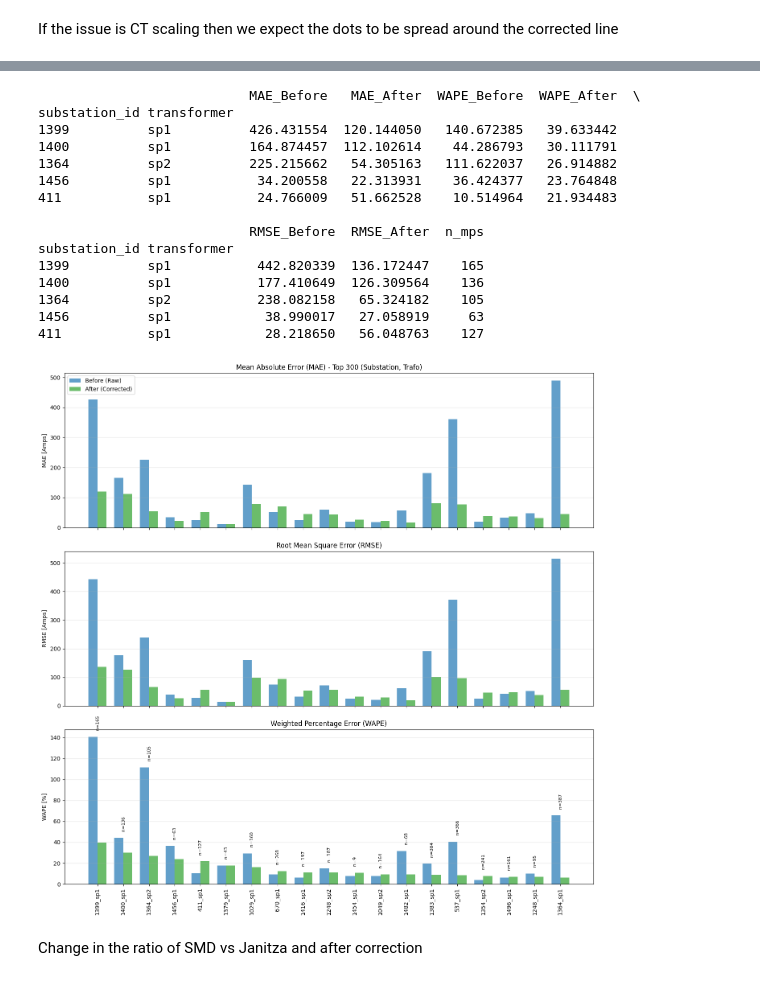
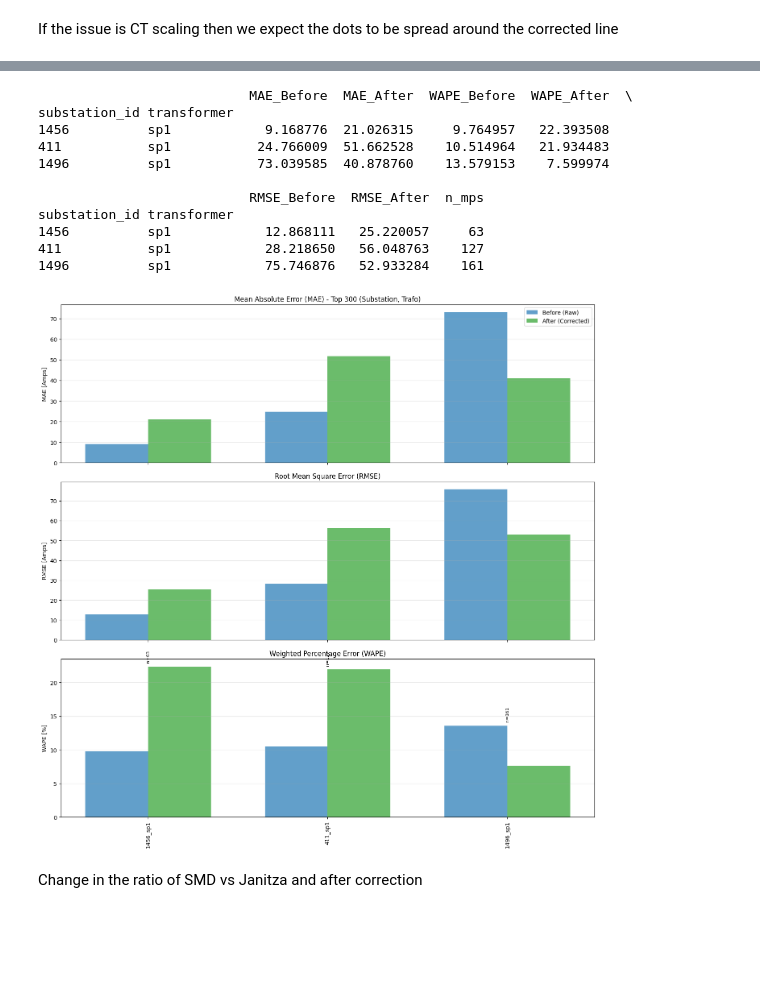
Before and after one commit to MindisBlank/Jasonaq_thesis, a Jupyter notebook: notebooks/ct_ratio_issue.ipynb, the cells around one changed output, grey strips where cells are left out. Cells and saved outputs as stored; diff of their text form; code cells hidden in the pictures; blank space fills up the shorter version.

```diff
--- a/notebooks/ct_ratio_issue.ipynb
+++ b/notebooks/ct_ratio_issue.ipynb
@@ -777,8 +798,7 @@ def fit_k_no_intercept(df_reg, tau=0.20, min_points=200):
 ## Load + preprocess + align time bins (this is the "make the join trustworthy" section)
 #################################################################################################################
 sm_current_path = "../data/smartmeter_15min_all_by_transformer_20250801_20251101_['LPQ_Current_L1_AVG', 'LPQ_Current_L2_AVG', 'LPQ_Current_L3_AVG'].parquet"
-jn_current_path = "../data/janitza_3phase_I_by_transformer_20250801_0000_20251101_0000.parquet" #"../data/all_substations_current_202508-202511.parquet"
-#"../data/janitza_3phase_I_by_transformer_20250801_0000_20251101_0000.parquet"
+jn_current_path ="../data/all_substations_current_202508-202511.parquet"#"../data/janitza_3phase_I_by_transformer_20250801_0000_20251101_0000.parquet" # #
 # Read raw parquet outputs
 df_sm_current = pd.read_parquet(sm_current_path)
 df_jn_current = pd.read_parquet(jn_current_path)
@@ -2212,7 +2212,7 @@ df_metrics_after = calculate_robust_metrics(
 # ==========================================
 # 3. COMBINE & FILTER
 # ==========================================
-cutoff = 0.9
+cutoff = 1
 min_num = 1
 
 # Filter Index based on coverage
@@ -2221,44 +2221,40 @@ valid_ids = df_metrics_before[
     (df_metrics_before["n_mps"] >= min_num)
 ].index
 
 # Select valid rows
 stats_final = pd.DataFrame({
     "MAE_Before": df_metrics_before.loc[valid_ids, "MAE"],
     "MAE_After":  df_metrics_after.loc[valid_ids, "MAE"],
 
     "WAPE_Before": df_metrics_before.loc[valid_ids, "WAPE"],
     "WAPE_After":  df_metrics_after.loc[valid_ids, "WAPE"],
 
     "RMSE_Before": df_metrics_before.loc[valid_ids, "RMSE"],
     "RMSE_After":  df_metrics_after.loc[valid_ids, "RMSE"],
 
     "n_mps": df_metrics_before.loc[valid_ids, "n_mps"]
 })
 
 # Sort by Improved WAPE
 stats_final = stats_final.sort_values("WAPE_After", ascending=False)
 
 print(stats_final.head())
 
 
 plot_robust_comparison(stats_final)
 # %% [output]
-                           MAE_Before   MAE_After  WAPE_Before  WAPE_After  \
+                           MAE_Before  MAE_After  WAPE_Before  WAPE_After  \
 substation_id transformer
-1399          sp1          426.431554  120.144050   140.672385   39.633442
-1400          sp1          164.874457  112.102614    44.286793   30.111791
-1364          sp2          225.215662   54.305163   111.622037   26.914882
-1456          sp1           34.200558   22.313931    36.424377   23.764848
-411           sp1           24.766009   51.662528    10.514964   21.934483
+1456          sp1            9.168776  21.026315     9.764957   22.393508
+411           sp1           24.766009  51.662528    10.514964   21.934483
+1496          sp1           73.039585  40.878760    13.579153    7.599974
 
                            RMSE_Before  RMSE_After  n_mps
 substation_id transformer
-1399          sp1           442.820339  136.172447    165
-1400          sp1           177.410649  126.309564    136
-1364          sp2           238.082158   65.324182    105
-1456          sp1            38.990017   27.058919     63
+1456          sp1            12.868111   25.220057     63
 411           sp1            28.218650   56.048763    127
+1496          sp1            75.746876   52.933284    161
-[figure, old version]
+[figure, new version]
 # %% [markdown]
 Change in the ratio of SMD vs Janitza and after correction
 # %% [markdown]
```
Also changed, not shown: parts of 20 cells of this notebook, 22 other files.
